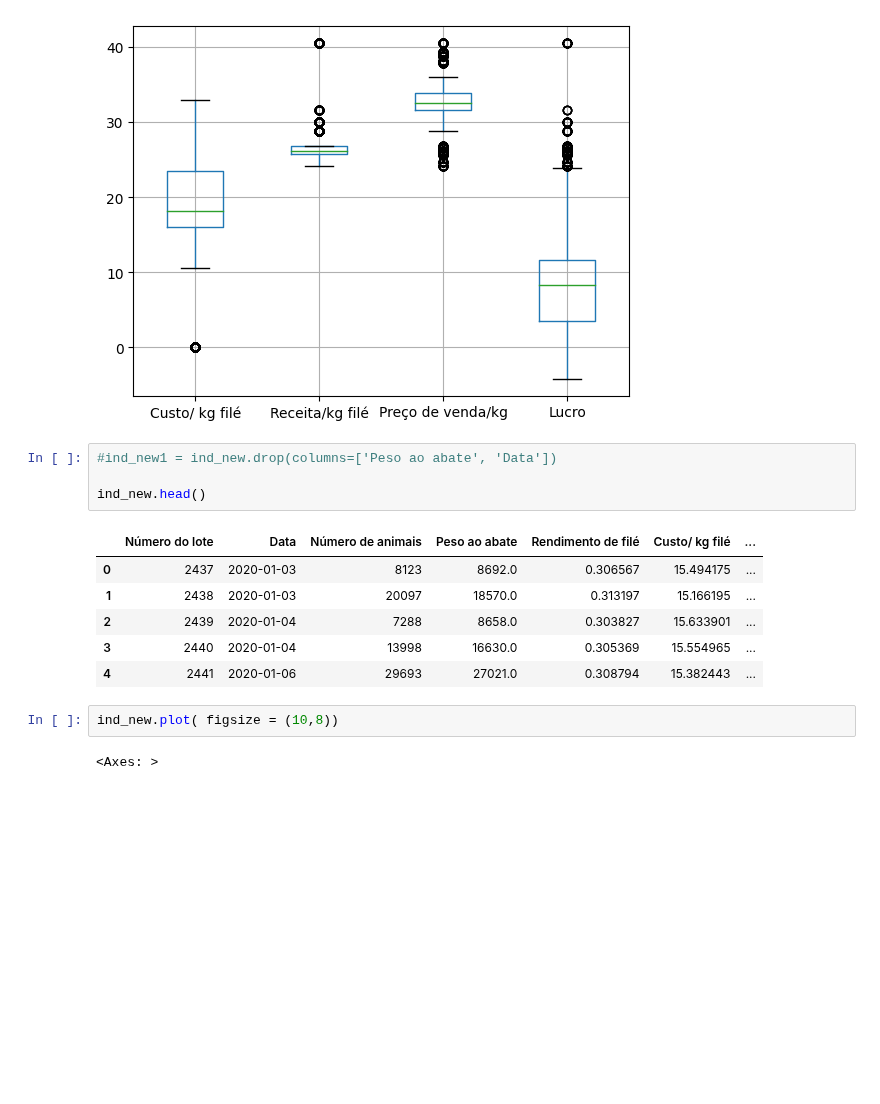
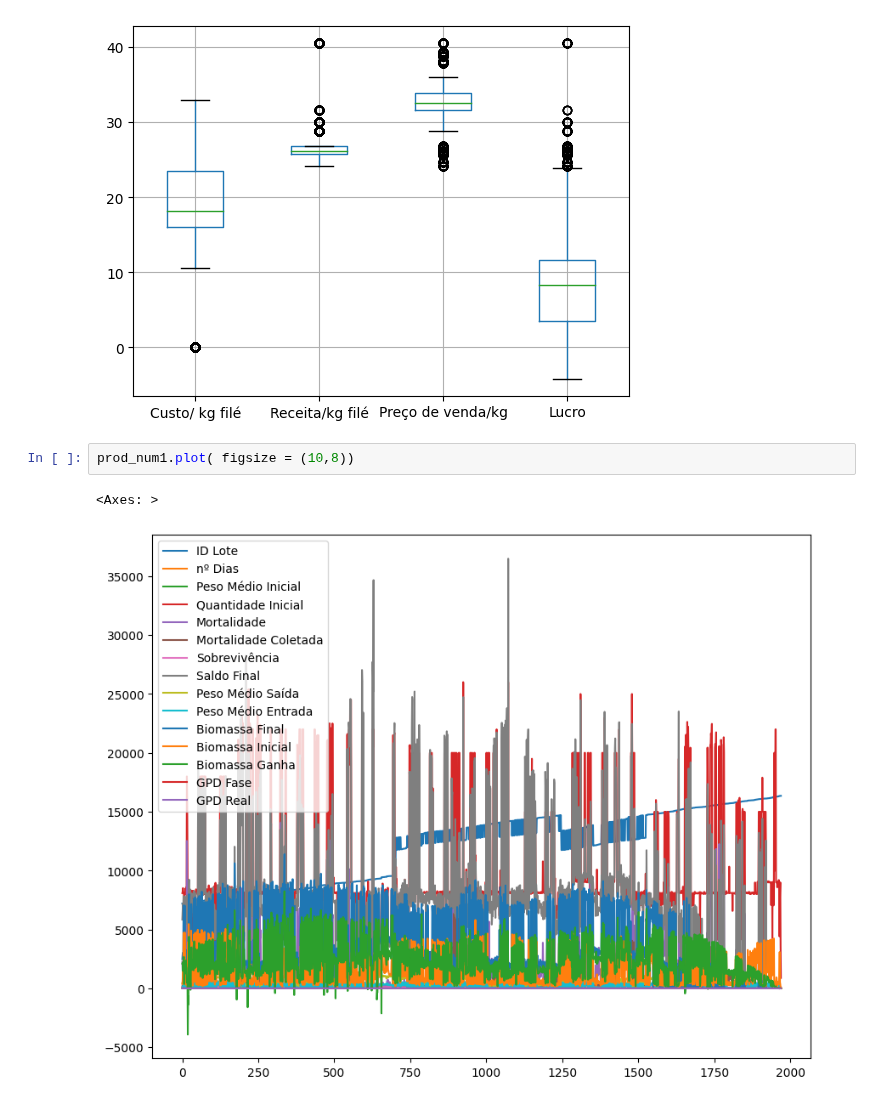
Before and after one commit to crisGriebler/IRD, a Jupyter notebook: fish/data_BZF_prod.ipynb, the cells around one changed output. Cells and saved outputs as stored; diff of their text form; blank space fills up the shorter version.

```diff
--- a/fish/data_BZF_prod.ipynb
+++ b/fish/data_BZF_prod.ipynb
@@ -790,18 +743,8 @@ boxplot3.plot()
 plt.show()
 # %% [output]
 [figure]
-# %%
-#ind_new1 = ind_new.drop(columns=['Peso ao abate', 'Data'])
-
-ind_new.head()
-# %% [output]
-|  | Número do lote | Data | Número de animais | Peso ao abate | Rendimento de filé | Custo/ kg filé | ... |
-| 0 | 2437 | 2020-01-03 | 8123 | 8692.0 | 0.306567 | 15.494175 | ... |
-| 1 | 2438 | 2020-01-03 | 20097 | 18570.0 | 0.313197 | 15.166195 | ... |
-| 2 | 2439 | 2020-01-04 | 7288 | 8658.0 | 0.303827 | 15.633901 | ... |
-| 3 | 2440 | 2020-01-04 | 13998 | 16630.0 | 0.305369 | 15.554965 | ... |
-| 4 | 2441 | 2020-01-06 | 29693 | 27021.0 | 0.308794 | 15.382443 | ... |
 # %%
-ind_new.plot( figsize = (10,8))
+prod_num1.plot( figsize = (10,8))
 # %% [output]
 <Axes: >
+[figure, added]
```
Also changed, not shown: parts of 6 cells of this notebook.
